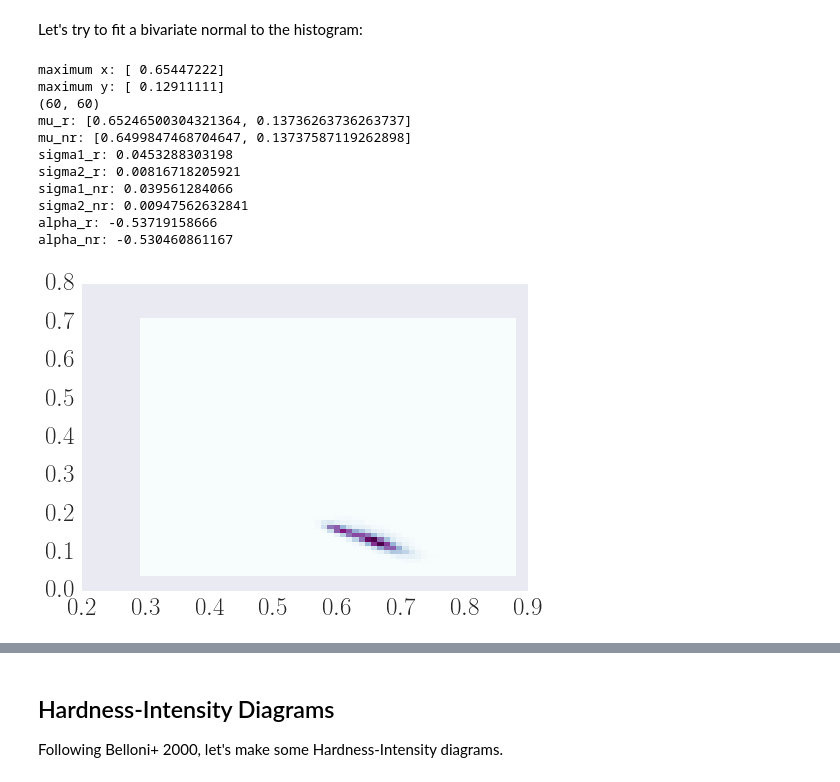
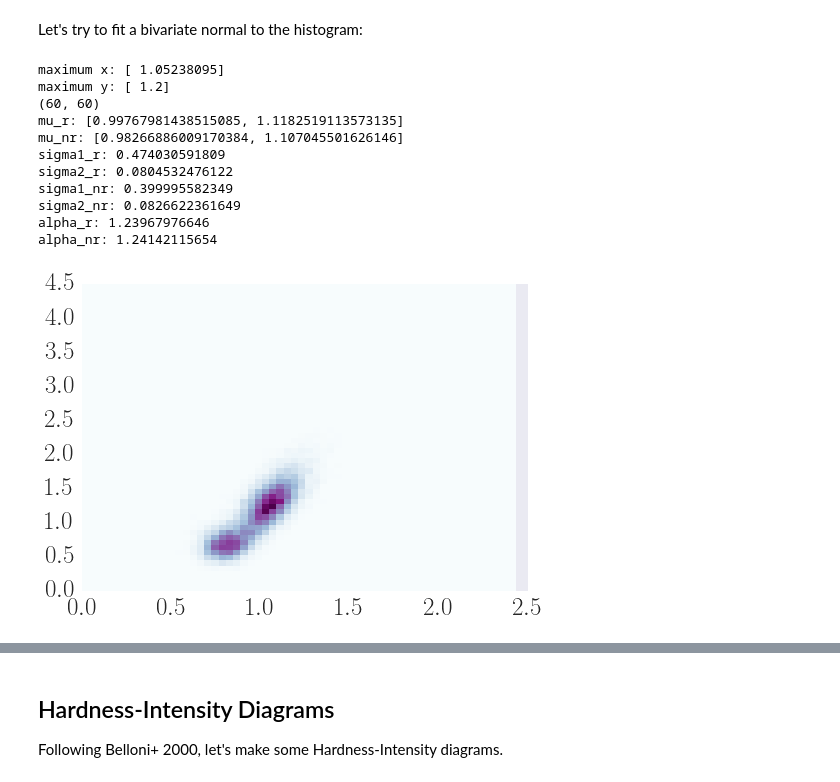
Before and after one commit to dhuppenkothen/BlackHoleMagic, a Jupyter notebook: GRS1915_DataVisualisation.ipynb, the cells around one changed output, grey strips where cells are left out. Saved outputs shown, nothing was run; the diff lists cells and outputs as text; code cells hidden in the pictures.

```diff
--- a/GRS1915_DataVisualisation.ipynb
+++ b/GRS1915_DataVisualisation.ipynb
@@ -29,7 +29,9 @@ from pandas.tools.plotting import scatter_matrix
 import pandas as pd
 
 import powerspectrum
-import grs1915_utils
+#import grs1915_utils
+
+datadir="../"
 # %% [output]
 because the backend has already been chosen;
 matplotlib.use() must be called *before* pylab, matplotlib.pyplot,
@@ -37,7 +39,7 @@ or matplotlib.backends is imported for the first time.
 
   warnings.warn(_use_error_msg)
 # %%
-f = open("grs1915_clean_label_1s.dat")
+f = open(datadir+"grs1915_clean_label_125ms.dat")
 d_all = pickle.load(f)
 f.close()
 # %% [markdown]
@@ -163,9 +168,15 @@ for i,d in enumerate(d_all):
     times = data[:,0]
     counts = data[:,1]
     low_counts = data[:,2]
-    high_counts = data[:,3]
-    hr1 = low_counts/counts
-    hr2 = high_counts/low_counts
+    mid_counts = data[:,3]
+    high_counts = data[:,4]
+    hr1 = np.log(mid_counts/low_counts)
+    hr2 = np.log(high_counts/low_counts)
+    hr1_mask = np.where(np.isinf(hr1))
+    hr2_mask = np.where(np.isinf(hr2))
+    hr1[hr1_mask] = -3.091
+    hr2[hr2_mask] = -5.654
+
     if any(np.isnan(hr1)):
         print("NaN in HR1 in light curve %i!"%i)
     if any(np.isnan(hr2)):
@@ -183,4 +194,11 @@ hr2_min, hr2_max = np.min(hr2_lower), np.max(hr2_upper)
 
 print("The limits for HR1 are [%.3f, %.3f]."%(hr1_min, hr1_max))
 print("The limits for HR2 are [%.3f, %.3f]."%(hr2_min, hr2_max))
+
+## Actually, 19.415 is an outlier, so I'm going to replace it with a slightly more sensible value
+#hr2_max = 4.5
+hr2_min = -3.0
+hr2_max = 2.0
+hr1_min = -2.5
+hr1_max = 1.5
 # %% [output]
@@ -261,47 +304,48 @@ data = d[0]
 times = data[:,0]
 counts = data[:,1]
 low_counts = data[:,2]
-high_counts = data[:,3]
-hr1 = low_counts/counts
-hr2 = high_counts/counts
+mid_counts = data[:,3]
+high_counts = data[:,4]
+hr1 = mid_counts/low_counts
+hr2 = high_counts/low_counts
 h, xedges, yedges = np.histogram2d(hr1, hr2, bins=bins,
                                    range=[[hr1_min, hr1_max], [hr2_min, hr2_max]])
 
 [xmax, ymax] = np.where(h == np.max(h))
 h = np.rot90(h)
 h = np.flipud(h)
 print("maximum x: " + str(xedges[xmax]))
 print("maximum y: " + str(yedges[ymax]))
 print(np.transpose(h).shape)
 plt.pcolormesh(xedges,yedges,h,cmap='BuPu')
 
 (mu_nr, sigma1_nr,
      sigma2_nr, alpha_nr) = fit_bivariate_normal(hr1, hr2, robust=False)
 
     # compute the robust statistics
 (mu_r, sigma1_r,
      sigma2_r, alpha_r) = fit_bivariate_normal(hr1, hr2, robust=True)
 
 #popt, pcov = scipy.optimize.curve_fit(f, , ydata, p0=None, sigma=None, absolute_sigma=False, **kw)
 print("mu_r: " + str(mu_r))
 print("mu_nr: " + str(mu_nr))
 print("sigma1_r: " + str(sigma1_r))
 print("sigma2_r: " + str(sigma2_r))
 print("sigma1_nr: " + str(sigma1_nr))
 print("sigma2_nr: " + str(sigma2_nr))
 print("alpha_r: " + str(alpha_r))
 print("alpha_nr: " + str(alpha_nr))
 # %% [output]
-maximum x: [ 0.65447222]
-maximum y: [ 0.12911111]
+maximum x: [ 1.05238095]
+maximum y: [ 1.2]
 (60, 60)
-mu_r: [0.65246500304321364, 0.13736263736263737]
-mu_nr: [0.6499847468704647, 0.13737587119262898]
-sigma1_r: 0.0453288303198
-sigma2_r: 0.00816718205921
-sigma1_nr: 0.039561284066
-sigma2_nr: 0.00947562632841
-alpha_r: -0.53719158666
-alpha_nr: -0.530460861167
+mu_r: [0.99767981438515085, 1.1182519113573135]
+mu_nr: [0.98266886009170384, 1.107045501626146]
+sigma1_r: 0.474030591809
+sigma2_r: 0.0804532476122
+sigma1_nr: 0.399995582349
+sigma2_nr: 0.0826622361649
+alpha_r: 1.23967976646
+alpha_nr: 1.24142115654
-[figure, old version]
+[figure, new version]
 # %%
```
Also changed, not shown: parts of 10 cells of this notebook, 6 other files.
